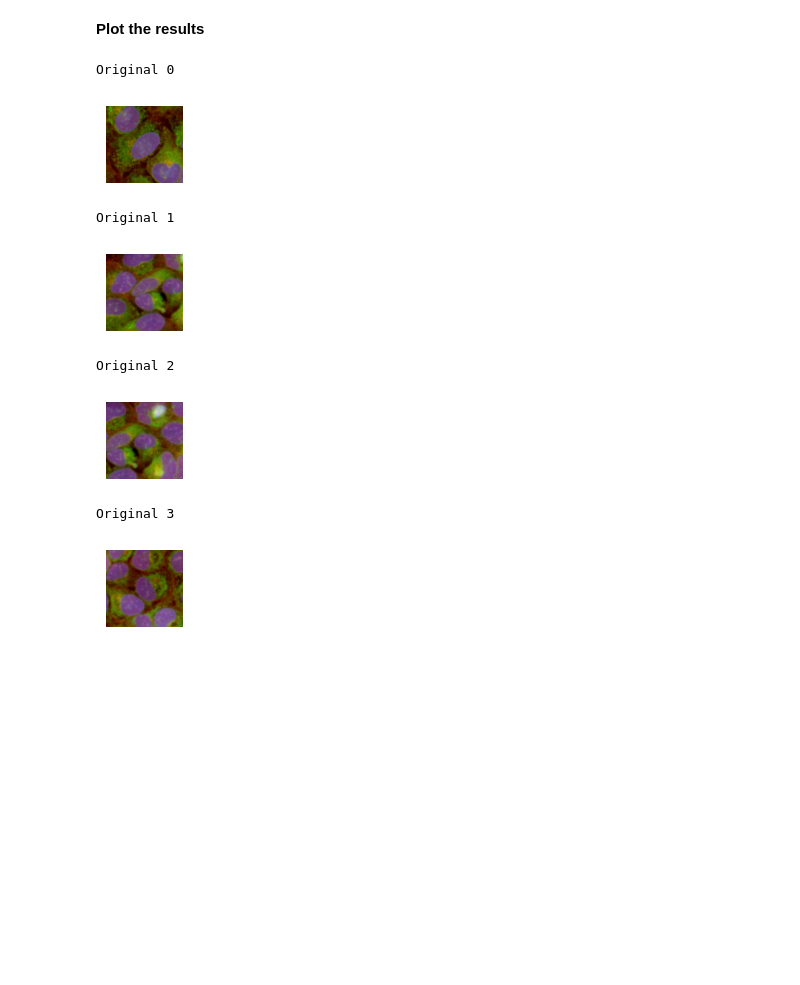
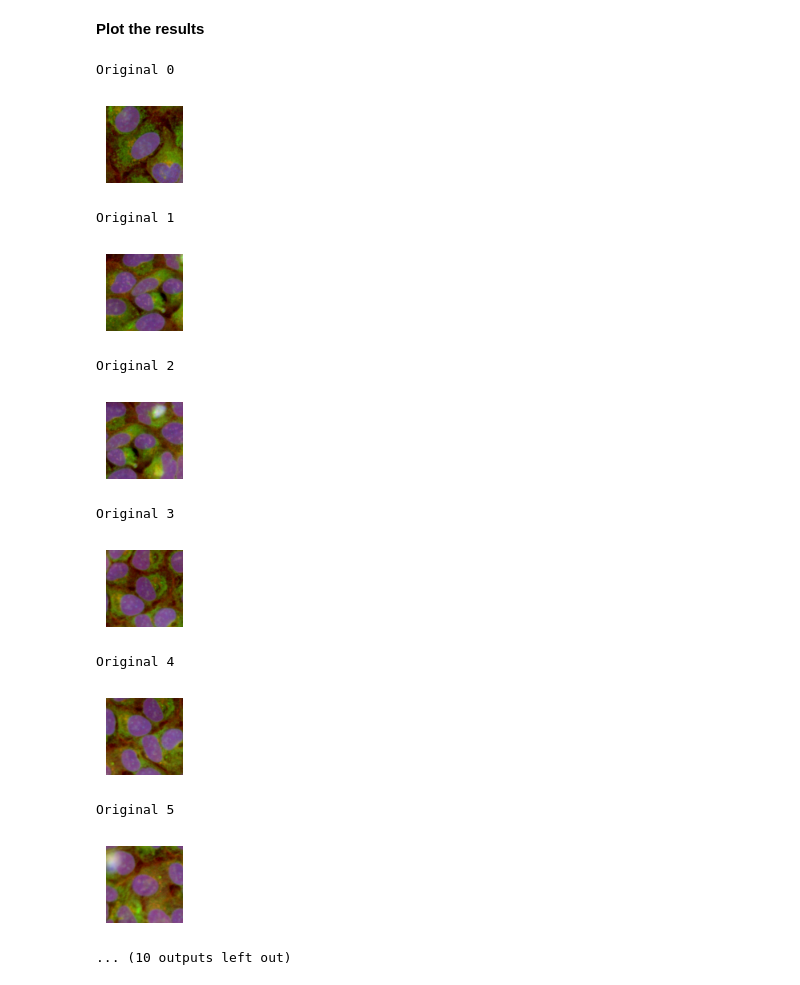
Before and after one commit to theislab/IMPA, a Jupyter notebook: tutorial/transform_cells_rxrx1_batch_corr.ipynb, the cells around one changed output. Saved outputs shown, nothing was run; the diff lists cells and outputs as text; code cells hidden in the pictures; blank space fills up the shorter version.

```diff
--- a/tutorial/transform_cells_rxrx1_batch_corr.ipynb
+++ b/tutorial/transform_cells_rxrx1_batch_corr.ipynb
@@ -113,21 +113,26 @@ transformed = np.concatenate(transformed, axis=0)
 # %%
 for i in range(len(original)):
     print(f"Original {i}")
     plt.figure(figsize=(1, 1))
     plt.imshow(original[i][:, :, [5, 1, 0]])
     plt.axis("off")
     plt.show()
-    if i==3:
+    if i==10:
         break
 # %% [output]
 Original 0
 [figure]
 Original 1
 [figure]
 Original 2
 [figure]
 Original 3
 [figure]
+Original 4
+[figure, added]
+Original 5
+[figure, added]
+... (10 outputs left out)
 # %%
 for i in range(len(transformed)):
     print(f"Original {i}")
```
Also changed, not shown: parts of 4 cells of this notebook, 1 other file.
